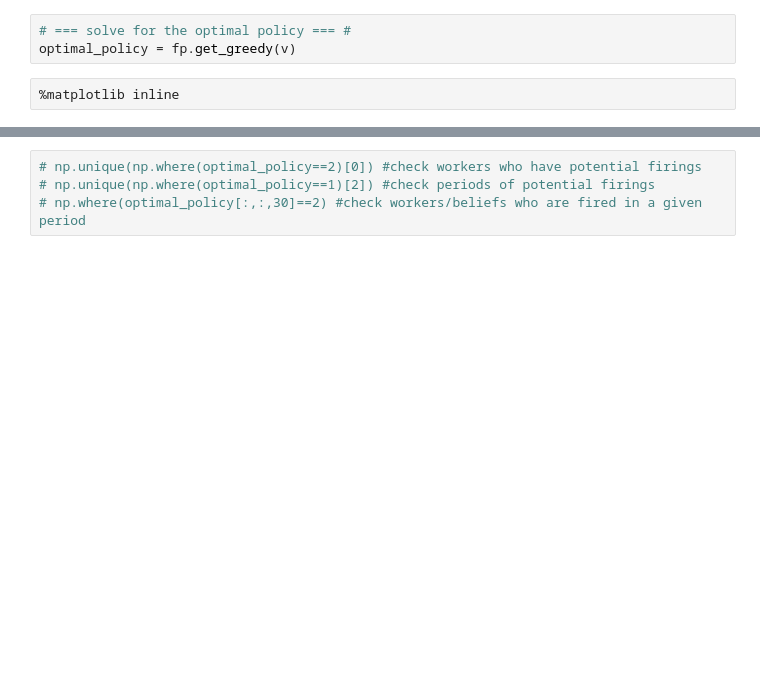
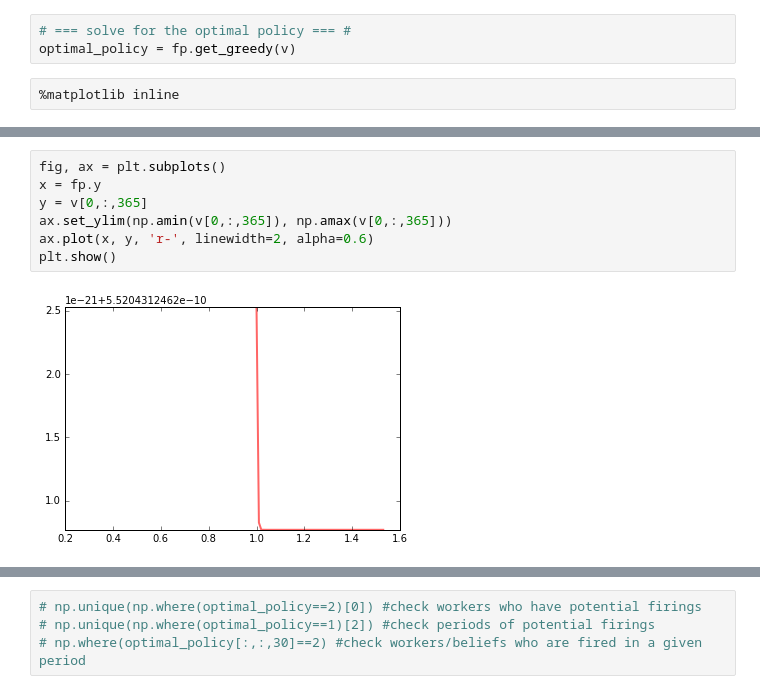
Before and after one commit to lorenzolagos/Probationary_Periods, a Jupyter notebook: model_simple_test.ipynb, the cells around one changed output, grey strips where cells are left out. Drawn from its saved outputs; the diff is of its cells as text; blank space fills up the shorter version.

```diff
--- a/model_simple_test.ipynb
+++ b/model_simple_test.ipynb
@@ -85,3 +74,12 @@ plt.show()
+# %%
+fig, ax = plt.subplots()
+x = fp.y
+y = v[0,:,365]
+ax.set_ylim(np.amin(v[0,:,365]), np.amax(v[0,:,365]))
+ax.plot(x, y, 'r-', linewidth=2, alpha=0.6)
+plt.show()
+# %% [output]
+[figure, added]
 # %%
 # === plot the optimal policy (for some worker) === #
 fig, ax = plt.subplots(figsize=(6,6))
```
Also changed, not shown: parts of 5 cells of this notebook, 1 other file.
